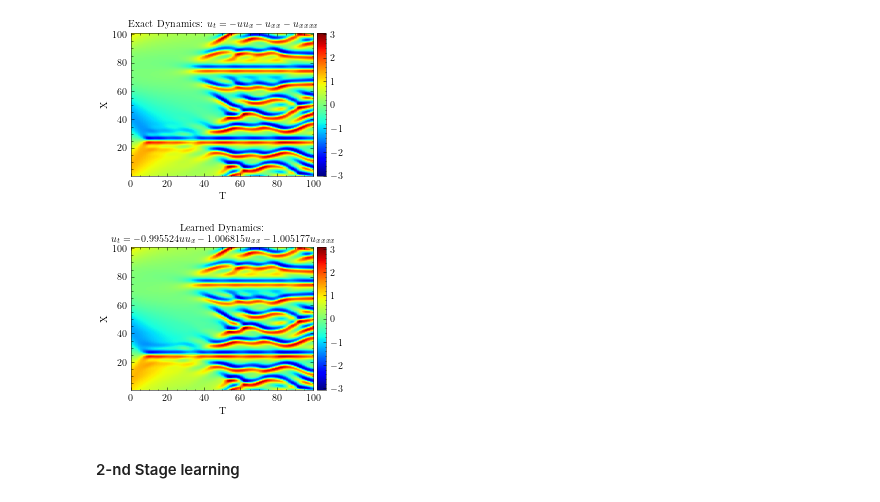
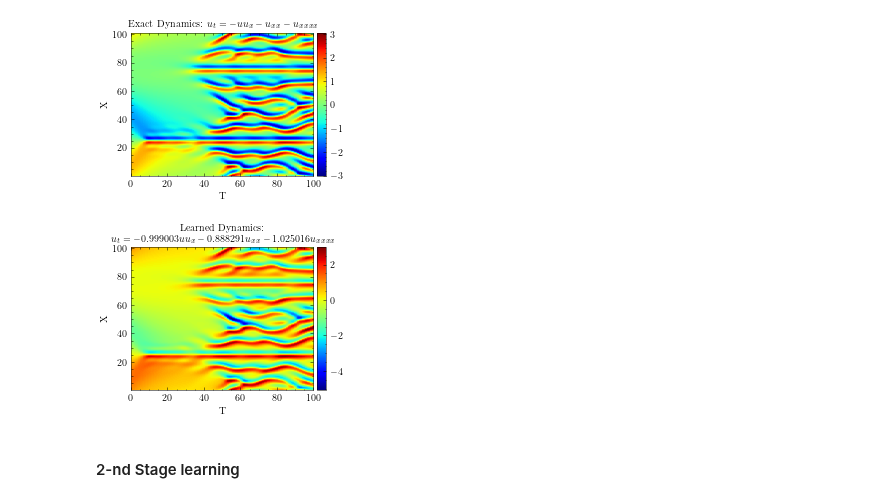
Before and after one commit to Pongpisit-Thanasutives/Multi-task-Physics-informed-neural-networks, a Jupyter notebook: inverse_small_KS2/Visualization.ipynb, the cells around one changed output. Drawn from its saved outputs; the diff is of its cells as text; code cells hidden in the pictures.

```diff
--- a/inverse_small_KS2/Visualization.ipynb
+++ b/inverse_small_KS2/Visualization.ipynb
@@ -252,7 +252,7 @@ pinn = RobustPINN(model=model, loss_fn=mod,
                   index2features=feature_names, scale=True, lb=lb, ub=ub,
                   pretrained=True, noiseless_mode=noiseless_mode)
 
-pinn_weights = "/Users/pongpisit/Desktop/kuramoto-sivashinsky-solver/weights/dft_fixedcoeffs_cleanall.pth"
+pinn_weights = "/Users/pongpisit/Desktop/kuramoto-sivashinsky-solver/weights/dft_fixedcoeffs_last_noisy2.pth"
 pinn = load_weights(pinn, pinn_weights)
 
 # assigning the prefered loss_fn
@@ -389,23 +389,23 @@ plt.show()
 # %%
 fig, ax = plt.subplots(1, 1)
 
 # Artificial training points
 # ax.scatter(X_u_train_np[:, 1:2], X_u_train_np[:, 0:1],
 #            marker='x', color='black')
 
 h = ax.imshow(uf.reshape(X.shape).T, interpolation='nearest', cmap='jet',
               extent=[lb[1], ub[1], lb[0], ub[0]],
               origin='lower', aspect='auto')
 
-ax.set_title("Learned Dynamics: \n$u_t = -0.995524uu_{x}-1.006815u_{xx}-1.005177u_{xxxx}$", fontsize = 10)
+ax.set_title("Learned Dynamics: \n$u_t = -0.999003uu_{x}-0.888291u_{xx}-1.025016u_{xxxx}$", fontsize = 10)
 ax.set_xlabel('T')
 ax.set_ylabel('X')
 
 divider = make_axes_locatable(ax)
 cax = divider.append_axes("right", size="5%", pad=0.05)
 fig.colorbar(h, cax=cax)
 
-# fig.savefig("./vis_pics/Learned_Dynamics_cleanall.png", dpi=300)
+fig.savefig("./vis_pics/Learned_Dynamics_noisy2.png", dpi=300)
 plt.show()
 # %% [output]
-[figure, old version]
+[figure, new version]
```
Also changed, not shown: parts of 6 cells of this notebook, 9 other files.
